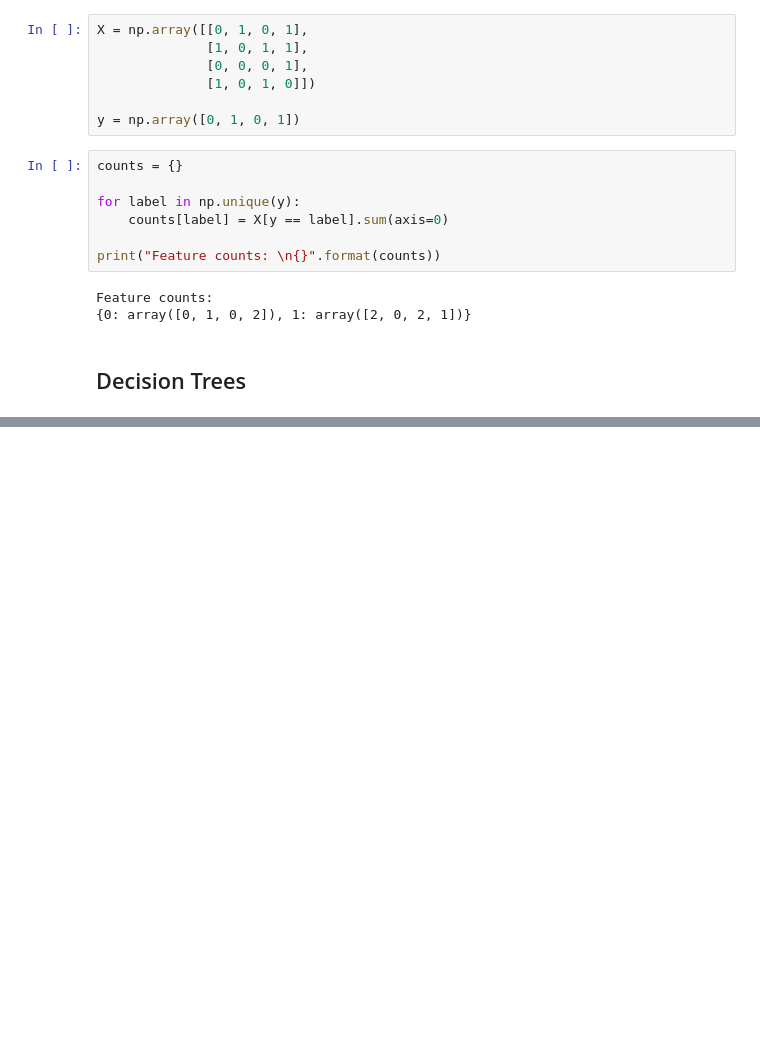
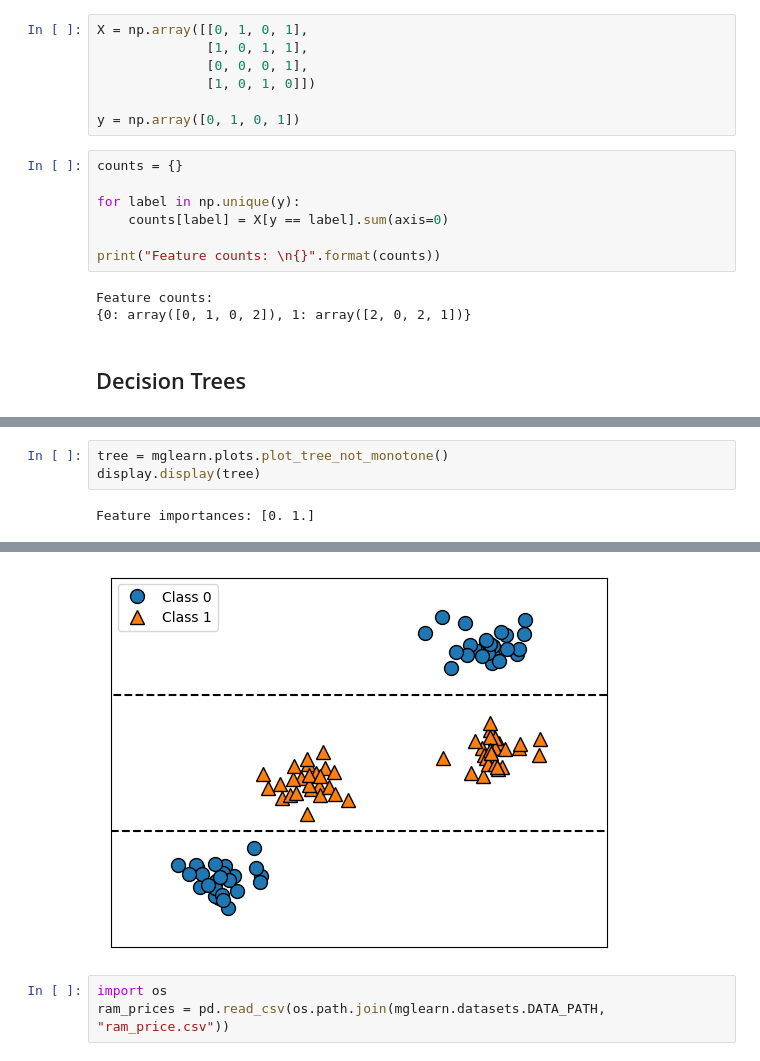
Before and after one commit to hemanthkotaprolu/Introduction-to-Machine-Learning-with-Python, a Jupyter notebook: chapter_2.ipynb, the cells around one changed output, grey strips where cells are left out. Saved outputs shown, nothing was run; the diff lists cells and outputs as text; blank space fills up the shorter version.

```diff
--- a/chapter_2.ipynb
+++ b/chapter_2.ipynb
@@ -578,0 +646,5 @@ Feature counts:
+# %%
+tree = mglearn.plots.plot_tree_not_monotone()
+display.display(tree)
+# %% [output]
+Feature importances: [0. 1.]
@@ -578,0 +652,4 @@ Feature counts:
+[figure, added]
+# %%
+import os
+ram_prices = pd.read_csv(os.path.join(mglearn.datasets.DATA_PATH, "ram_price.csv"))
```
Also changed, not shown: parts of 25 cells of this notebook.
